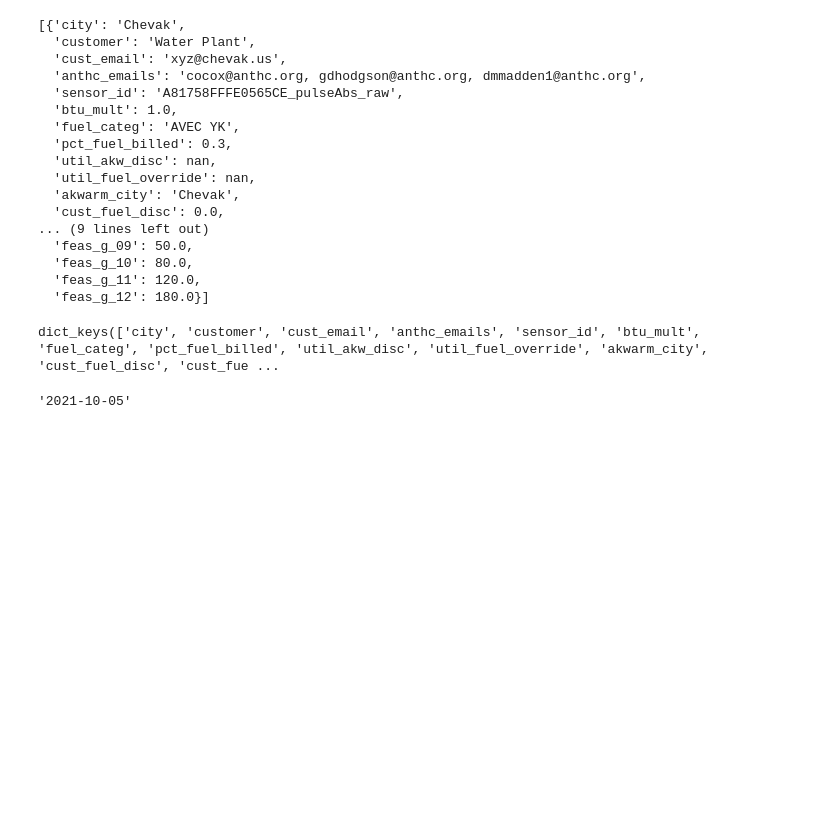
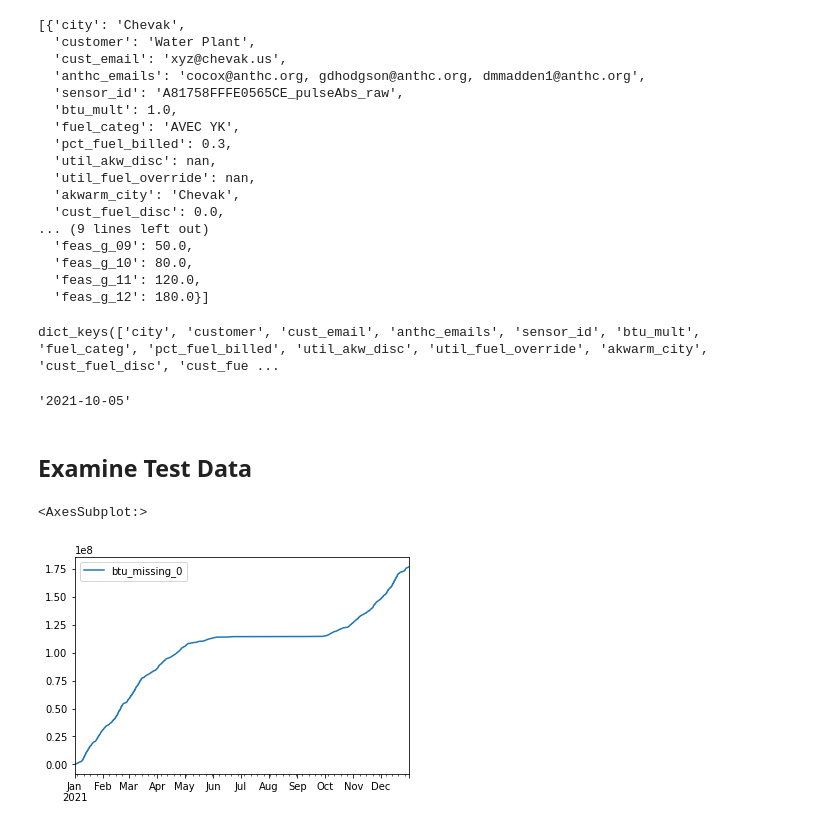
Before and after one commit to alanmitchell/heat-recovery-billing, a Jupyter notebook: heat_billing.ipynb, the cells around one changed output. Saved outputs shown, nothing was run; the diff lists cells and outputs as text; code cells hidden in the pictures; blank space fills up the shorter version.

Commit message:
Added Braden's work on test data and invoice creation.

```diff
--- a/heat_billing.ipynb
+++ b/heat_billing.ipynb
@@ -174,3 +174,5 @@ from dateutil.parser import parse
 parse('Oct 2021').strftime('%Y-%m-%d')
 # %% [output]
 '2021-10-05'
+# %% [markdown]
+## Examine Test Data
@@ -176,0 +181,6 @@ parse('Oct 2021').strftime('%Y-%m-%d')
+# %%
+df = pd.read_pickle('test-data/missing_values.pkl', compression='bz2')
+df.plot()
+# %% [output]
+<AxesSubplot:>
+[figure, added]
```
Also changed, not shown: parts of 2 cells of this notebook, 7 other files.
